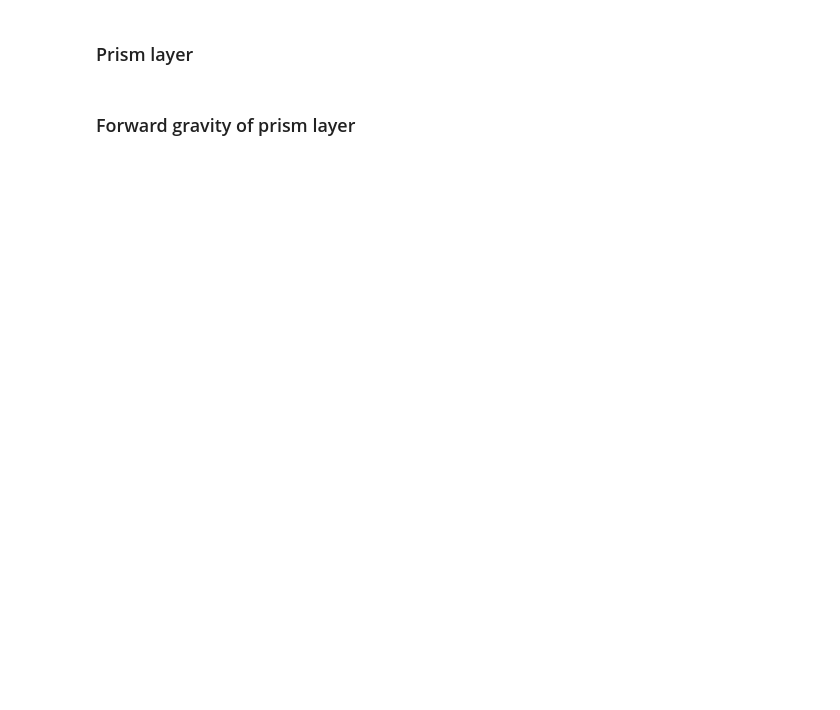
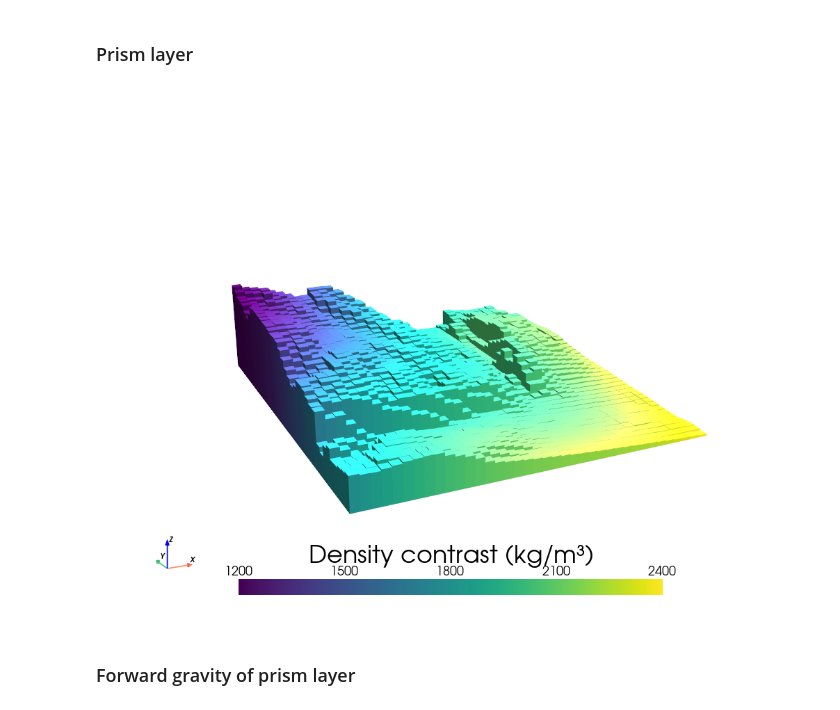
Before and after one commit to mdtanker/invert4geom, a Jupyter notebook: docs/how_to/density_inversion.ipynb, the cells around one changed output. Drawn from its saved outputs; the diff is of its cells as text; code cells hidden in the pictures; blank space fills up the shorter version.

```diff
--- a/docs/how_to/density_inversion.ipynb
+++ b/docs/how_to/density_inversion.ipynb
@@ -68,8 +72,10 @@ model = invert4geom.create_model(
 # %%
 model.inv.plot_model(
     color_by="density",
-    zscale=20,
+    zscale=200,
 )
+# %% [output]
+[figure, added]
 # %% [markdown]
 ### Forward gravity of prism layer
 # %%
```
Also changed, not shown: parts of 15 cells of this notebook.
